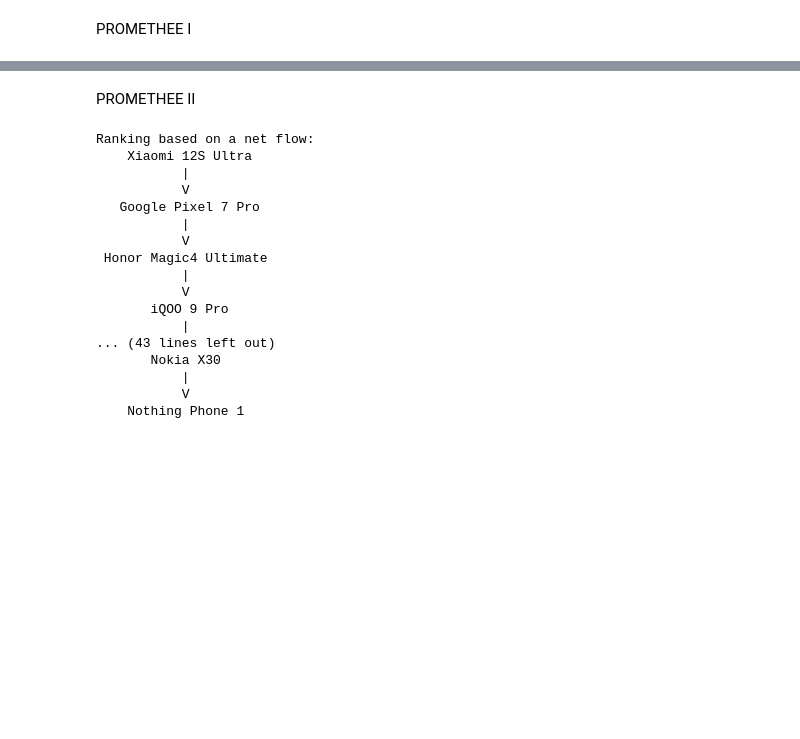
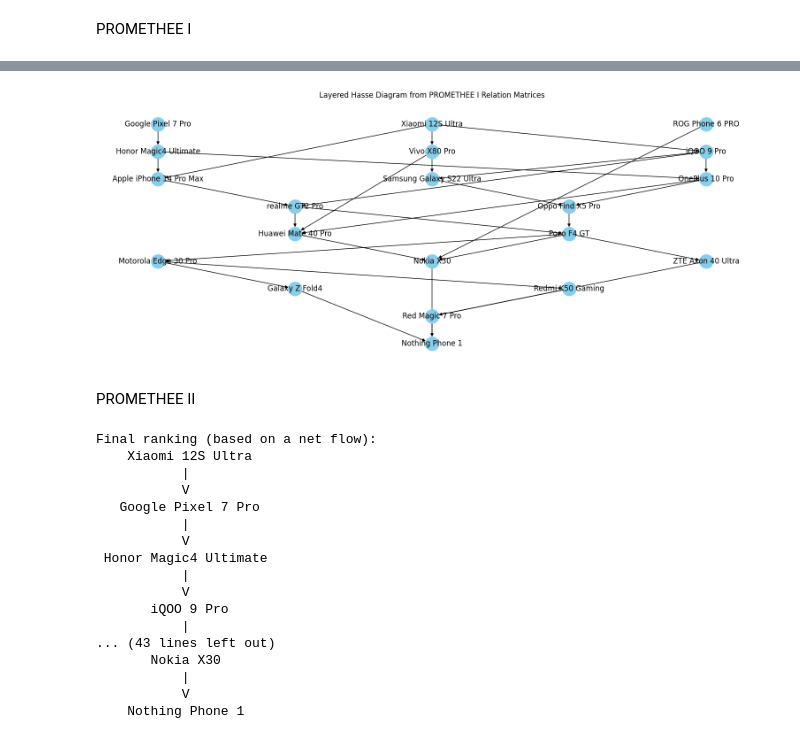
Before and after one commit to pshemke/projekt_iswd_2, a Jupyter notebook: projekt_iswd_2.ipynb, the cells around one changed output, grey strips where cells are left out. Drawn from its saved outputs; the diff is of its cells as text; code cells hidden in the pictures; blank space fills up the shorter version.

```diff
--- a/projekt_iswd_2.ipynb
+++ b/projekt_iswd_2.ipynb
@@ -772,3 +651,62 @@ Preference Matrix (P):
+# %%
+import matplotlib.pyplot as plt
+import networkx as nx
+
+def draw_layered_hasse_diagram(phones, P_matrix):
+    G = nx.DiGraph()
+    phone_to_index = {phone.model: i for i, phone in enumerate(phones)}
+    index_to_phone = {i: phone for i, phone in enumerate(phones)}
+
+    # Count incoming edges for each phone
+    incoming_edges = [0] * len(phones)
+    for i in range(len(phones)):
+        for j in range(len(phones)):
+            if P_matrix[i][j] == 1:
+                incoming_edges[j] += 1
+
+    # Determine layers by processing levels of incoming edge counts
+    layers = []
+    process_queue = [i for i in range(len(phones)) if incoming_edges[i] == 0]  # Start with zero incoming edges
+    next_queue = []
+
+    while process_queue:
+        layers.append(process_queue)
+        for i in process_queue:
+            for j in range(len(phones)):
+                if P_matrix[i][j] == 1:
+                    incoming_edges[j] -= 1
+                    if incoming_edges[j] == 0:
+                        next_queue.append(j)
+        process_queue, next_queue = next_queue, []
+
+    # Add edges to graph based on direct preferences
+    for i in range(len(phones)):
+        for j in range(len(phones)):
+            if P_matrix[i][j] == 1:
+                G.add_edge(index_to_phone[i].model, index_to_phone[j].model)
+
+    # Perform transitive reduction to remove redundant edges
+    TR = nx.transitive_reduction(G)
+
+    # Set node positions manually to visualize layers
+    pos = {}
+    for layer_index, layer in enumerate(layers):
+        x_offsets = range(len(layer))
+        for i, x_offset in zip(layer, x_offsets):
+            pos[index_to_phone[i].model] = (x_offset - len(layer) / 2, -layer_index)
+
+    plt.figure(figsize=(15, 6))  # Adjust the width and height as needed
+
+    # Draw the graph with transitive reduction applied
+    nx.draw(TR, pos, with_labels=True, node_color='skyblue', node_size=500, font_size=12, edge_color='k')
+    plt.title('Layered Hasse Diagram from PROMETHEE I Relation Matrices')
+    plt.axis('off')  # Turn off the axis to improve clarity
+    plt.show()
+
+# Assuming you have your phones list and P_matrix correctly set up
+draw_layered_hasse_diagram(phones, P_matrix)
+# %% [output]
+[figure, added]
 # %% [markdown]
 PROMETHEE II
 # %%
@@ -779,7 +717,7 @@ combined.sort(key=lambda x: x[0], reverse=True)
 
 ranking = [item[1] for item in combined]
 
-print("Ranking based on a net flow:")
+print("Final ranking (based on a net flow):")
 max_length = max(len(phone.model) for phone in ranking)
 for i, phone in enumerate(ranking):
     spacing_model = " " * ((max_length - len(phone.model)) // 2)
@@ -789,7 +727,7 @@ for i, phone in enumerate(ranking):
         print(spacing_arrow + "|")
         print(spacing_arrow + "V")
 # %% [output]
-Ranking based on a net flow:
+Final ranking (based on a net flow):
     Xiaomi 12S Ultra
            |
            V
```
Also changed, not shown: parts of 11 cells of this notebook.
